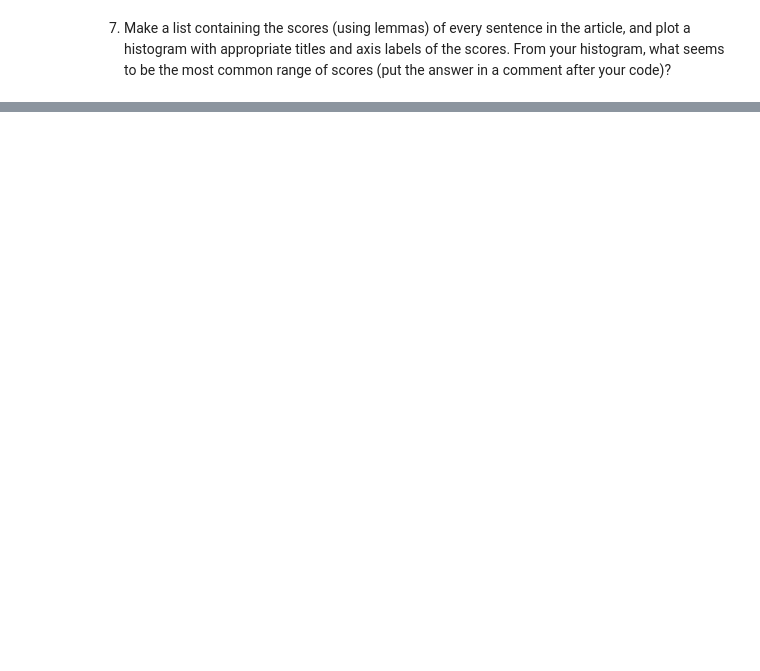
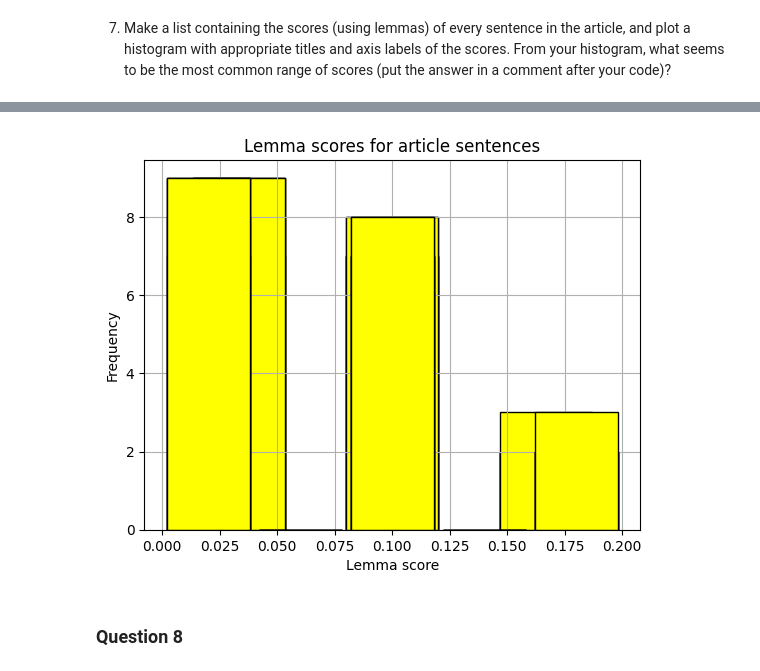
Before and after one commit to Valpal84/WK6_webscraping, a Jupyter notebook: web-scraping_ValerieJ.ipynb, the cells around one changed output, grey strips where cells are left out. Cells and saved outputs as stored; diff of their text form; code cells hidden in the pictures; blank space fills up the shorter version.

```diff
--- a/web-scraping_ValerieJ.ipynb
+++ b/web-scraping_ValerieJ.ipynb
@@ -212,0 +312,65 @@ SyntaxError: incomplete input (688135818.py, line 3)
+# %%
+# Imports
+import spacy
+import matplotlib.pyplot as plt
+
+# Load spaCy
+nlp = spacy.load("en_core_web_sm")
+
+# Process the article text
+article_text = """When we think about the onward march of automotive technology,
+headlights aren’t usually the first thing that come to mind. Engines, fuel efficiency,
+and the switch to electric power are all more front of mind. However, that doesn’t mean
+ there aren’t thousands of engineers around the world working to improve the state
+ of the art in automotive lighting day in, day out.
+Sealed beam headlights gave way to more modern designs once regulations loosened up,
+while bulbs moved from simple halogens to xenon HIDs and, more recently, LEDs.
+Now, a new technology is on the scene, with lasers!"""
+
+doc = nlp(article_text)
+
+#Define score sentence by token using interesting lemmas and no punctuation or white space
+def score_sentence_by_lemma(sentence, interesting_lemmas):
+    doc =nlp(sentence.lower())
+    # Count the interesting lemmas in the sentences
+    lemma_count = sum(1 for token in doc if token.lemma_ in interesting_lemmas)
+    # Get total number of words in the sentence
+    total_words = len([token for token in doc if not token.is_punct and not token.is_space])
+
+    #Create code to determine ratios of interesting lemmas by total words
+    if total_words > 0:
+        return lemma_count / total_words
+    else:
+        return 0
+
+#Create list to store sentence scores
+sentence_scores_lemma = []
+
+# Create a loop to run through the different sentences and create a score for each
+for sent in doc.sents:
+    score = score_sentence_by_lemma(sent.text, interesting_lemmas)
+    sentence_scores.append(score)
+
+
+    #Create a histogram to plot the different token scores
+    plt.hist(sentence_scores, bins=3, color='yellow', edgecolor='black', rwidth=0.6)
+    #Change the grid to go behind the bars
+    plt.grid(True, zorder=0)
+    #Ensure bars are in front of the gridlines
+    plt.hist(sentence_scores, bins=5, color='yellow', edgecolor='black', rwidth=0.9, zorder=2)
+    # Add title to histogram
+    plt.title('Lemma scores for article sentences')
+    # Add label to x axis
+    plt.xlabel('Lemma score')
+    # Add label to y axis
+    plt.ylabel('Frequency')
+    #Display histogram
+    plt.show
+
+   # All scores are between 0 and 0.2, with what appears to be three large sets.
+   # The first set is between 0-0.05, the second set is between 0.075-0.125, and the third
+   # set is between 0.150-0.2.
+# %% [output]
+[figure, added]
+# %% [markdown]
+### Question 8
```
Also changed, not shown: parts of 12 cells of this notebook.
